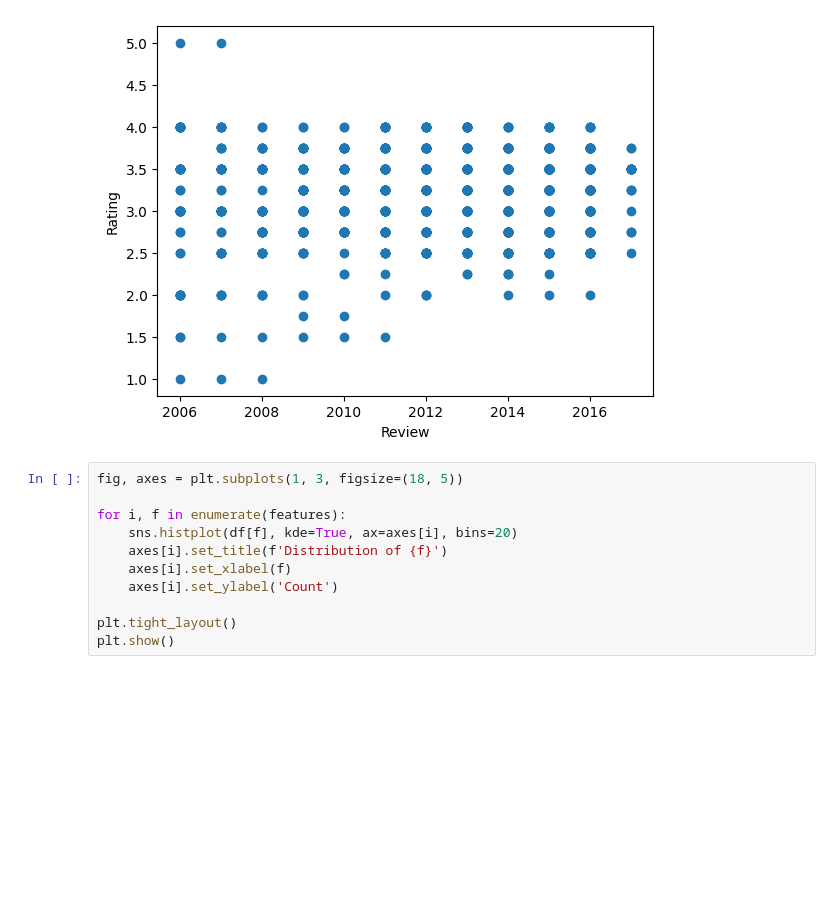
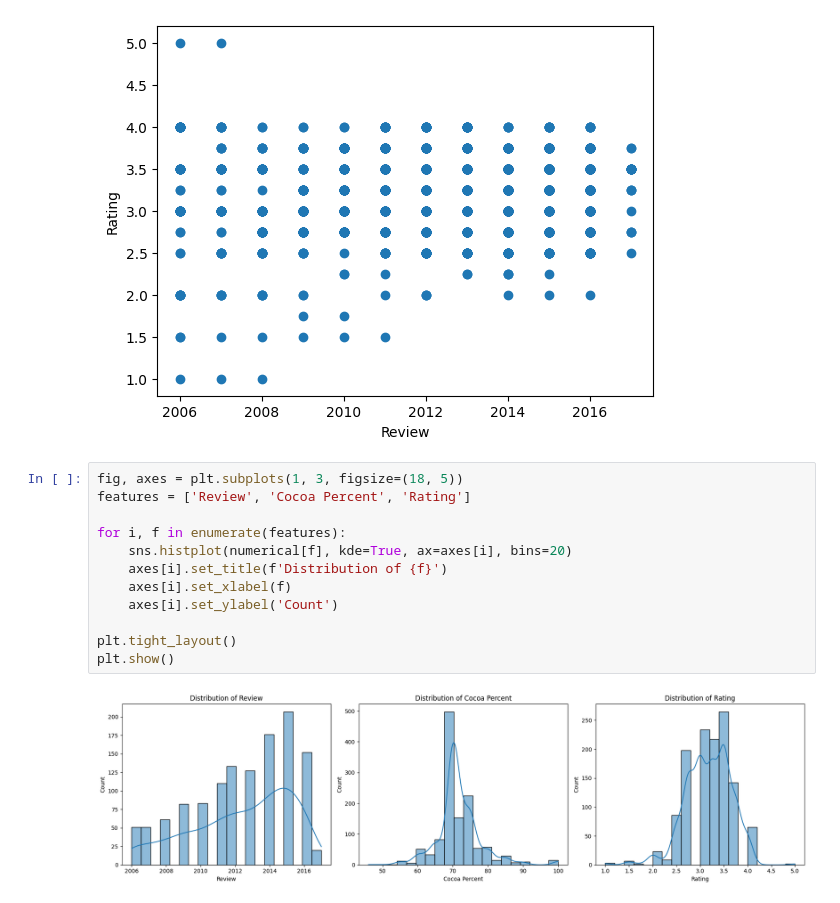
Before and after one commit to PolyakovMA/chocolate-review, a Jupyter notebook: Chocolate_reviews.ipynb, the cells around one changed output. Drawn from its saved outputs; the diff is of its cells as text; blank space fills up the shorter version.

```diff
--- a/Chocolate_reviews.ipynb
+++ b/Chocolate_reviews.ipynb
@@ -164,12 +164,15 @@ Text(0, 0.5, 'Rating')
 [figure]
 # %%
 fig, axes = plt.subplots(1, 3, figsize=(18, 5))
+features = ['Review', 'Cocoa Percent', 'Rating']
 
 for i, f in enumerate(features):
-    sns.histplot(df[f], kde=True, ax=axes[i], bins=20)
+    sns.histplot(numerical[f], kde=True, ax=axes[i], bins=20)
     axes[i].set_title(f'Distribution of {f}')
     axes[i].set_xlabel(f)
     axes[i].set_ylabel('Count')
 
 plt.tight_layout()
 plt.show()
+# %% [output]
+[figure, added]
```
